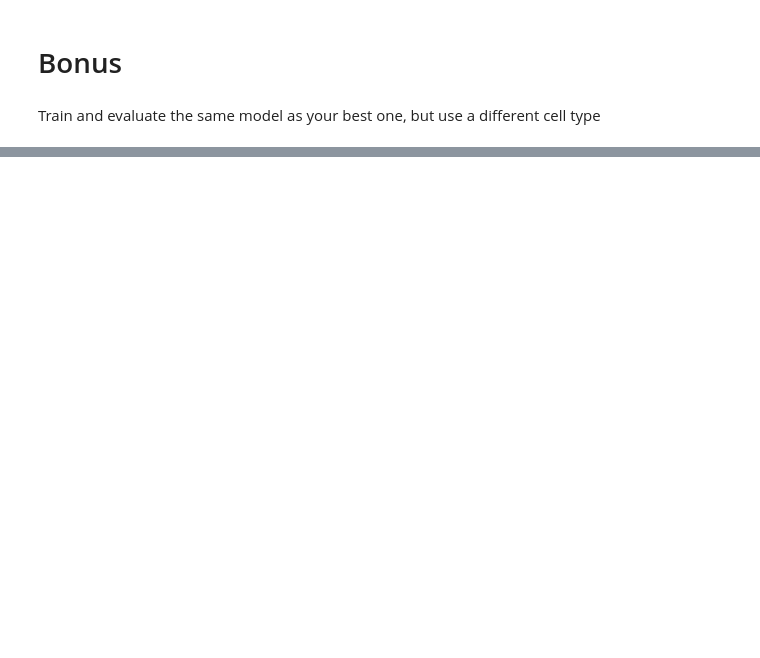
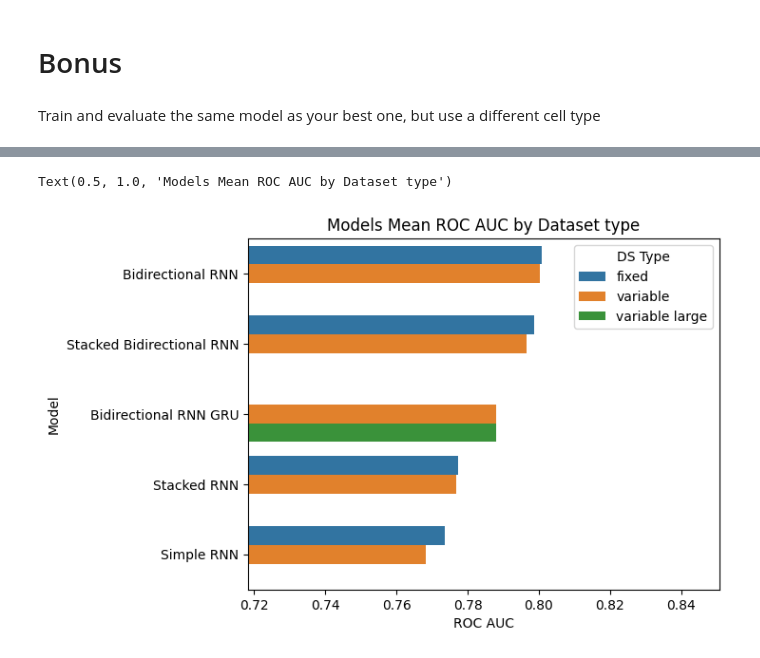
Before and after one commit to ReSpix/neural, a Jupyter notebook: notebooks/rnn/sequence_classification.ipynb, the cells around one changed output, grey strips where cells are left out. Saved outputs shown, nothing was run; the diff lists cells and outputs as text; code cells hidden in the pictures; blank space fills up the shorter version.

```diff
--- a/notebooks/rnn/sequence_classification.ipynb
+++ b/notebooks/rnn/sequence_classification.ipynb
@@ -884,0 +1021,14 @@ Text(0.5, 1.0, 'Models Mean ROC AUC by Dataset type')
+# %%
+score_df = pd.DataFrame(model_scores)
+score_df_sorted = score_df.sort_values(by="ROC AUC", ascending=False)
+
+ax = sns.barplot(
+    x="ROC AUC", y="Model", data=score_df_sorted, hue="DS Type", orient="h"
+)
+ax.set_xlim(
+    score_df_sorted["ROC AUC"].min() - 0.05, score_df_sorted["ROC AUC"].max() + 0.05
+)
+ax.set_title("Models Mean ROC AUC by Dataset type")
+# %% [output]
+Text(0.5, 1.0, 'Models Mean ROC AUC by Dataset type')
+[figure, added]
```
Also changed, not shown: parts of 15 cells of this notebook.
